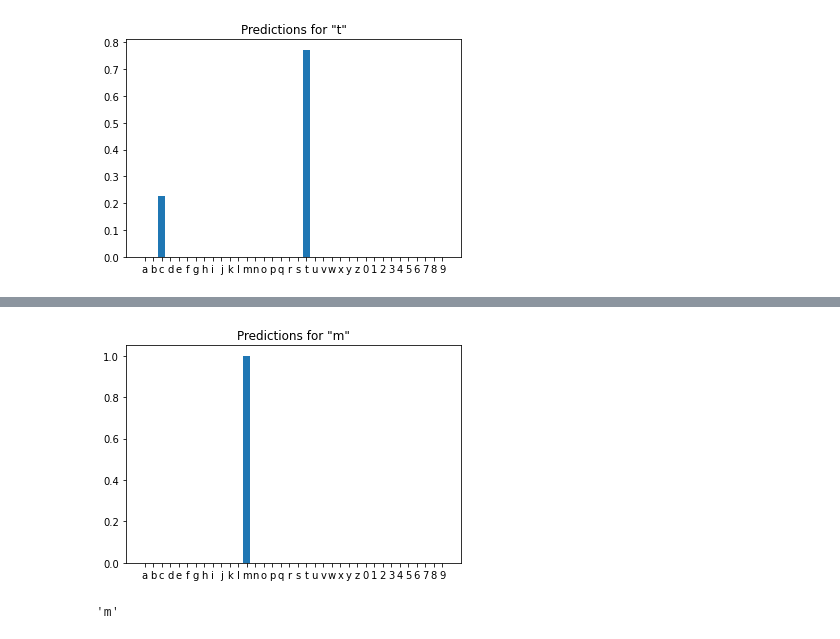
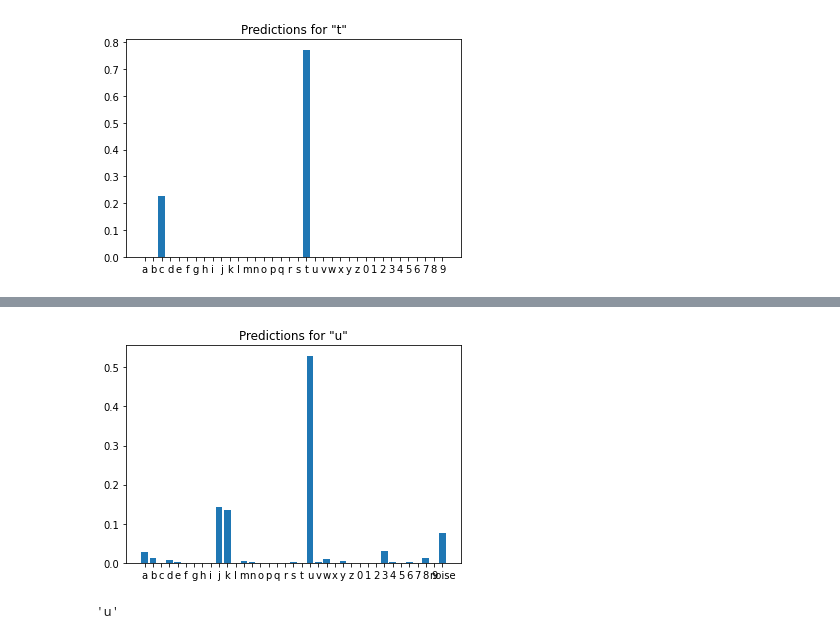
Before and after one commit to gooday2die/Anti-Captcha-Sound, a Jupyter notebook: ResultTesting.ipynb, the cells around one changed output, grey strips where cells are left out. Drawn from its saved outputs; the diff is of its cells as text; code cells hidden in the pictures.

Commit message:
Now can Kind of predict captcha sounds

```diff
--- a/ResultTesting.ipynb
+++ b/ResultTesting.ipynb
@@ -29,6 +29,7 @@ import string
 
 class_names = [x for x in string.ascii_lowercase]
 class_names = class_names + [str(x) for x in range(0, 10, 1)]
+class_names.append("noise")
 # %%
 data_dir = pathlib.Path("./training_data")
 
@@ -237,5 +235,5 @@ def predict_sound(file_name, graphing=False):
 # %%
-predict_sound("./0.wav", True)
+predict_sound("./4.wav", True)
 # %% [output]
-[figure, old version]
+[figure, new version]
-'m'
+'u'
```
Also changed, not shown: parts of 13 cells of this notebook, 8 other files.
